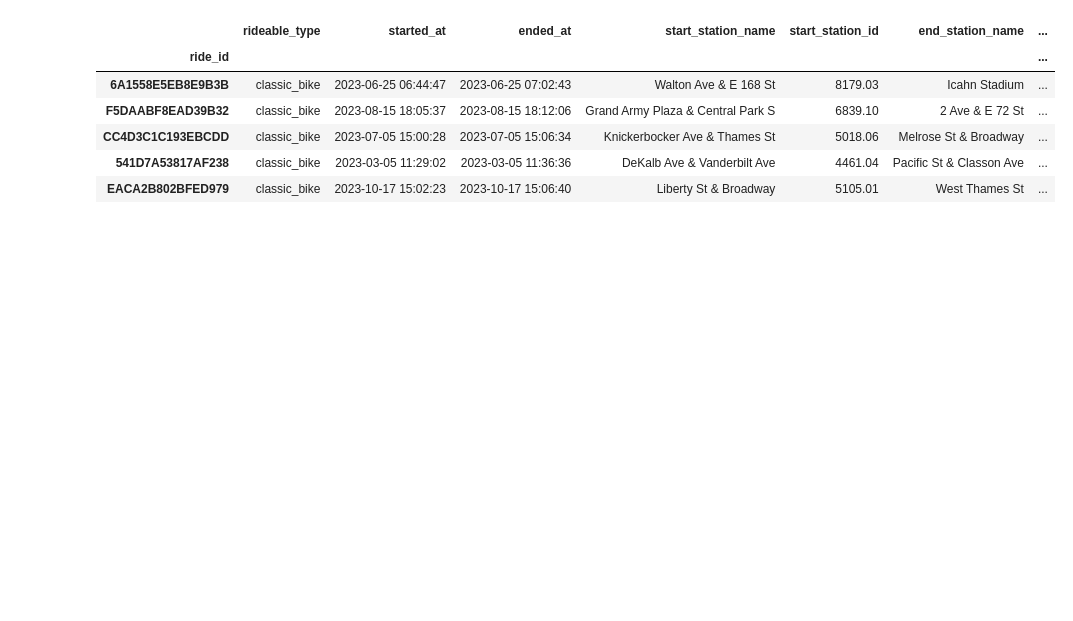
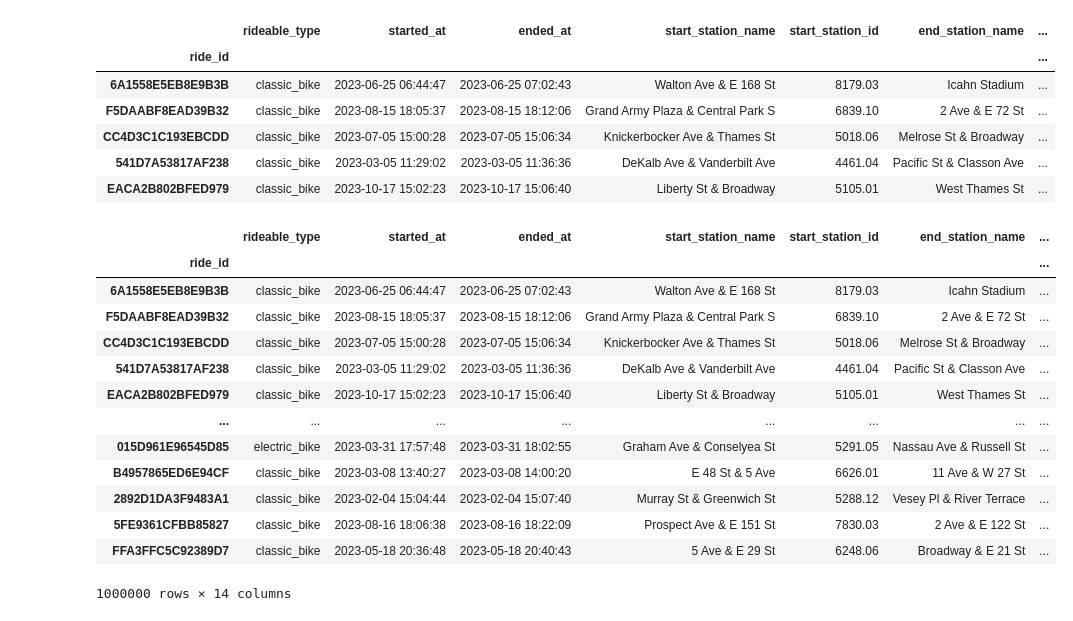
Before and after one commit to PawelG-WWA/Public_Projects, a Jupyter notebook: DataAnalysis/Citi_BikeRide/citi_bike_ride_share_analysis.ipynb, the cells around one changed output. Drawn from its saved outputs; the diff is of its cells as text; code cells hidden in the pictures; blank space fills up the shorter version.

Commit message:
added ride timeo of day (#7)

```diff
--- a/DataAnalysis/Citi_BikeRide/citi_bike_ride_share_analysis.ipynb
+++ b/DataAnalysis/Citi_BikeRide/citi_bike_ride_share_analysis.ipynb
@@ -88,3 +89,33 @@ df_citibike.head()
 | CC4D3C1C193EBCDD | classic_bike | 2023-07-05 15:00:28 | 2023-07-05 15:06:34 | Knickerbocker Ave & Thames St | 5018.06 | Melrose St & Broadway | ... |
 | 541D7A53817AF238 | classic_bike | 2023-03-05 11:29:02 | 2023-03-05 11:36:36 | DeKalb Ave & Vanderbilt Ave | 4461.04 | Pacific St & Classon Ave | ... |
 | EACA2B802BFED979 | classic_bike | 2023-10-17 15:02:23 | 2023-10-17 15:06:40 | Liberty St & Broadway | 5105.01 | West Thames St | ... |
+# %%
+def calculate_time_of_day(started_at):
+    match started_at.hour:
+        case started_at.hour if started_at.hour < 6:
+            return 'night'
+        case started_at.hour if started_at.hour >= 6 and started_at.hour < 12:
+            return 'morning'
+        case started_at.hour if started_at.hour >= 12 and started_at.hour < 18:
+            return 'afternoon'
+        case started_at.hour if started_at.hour >= 18:
+            return 'evening'
+
+df_citibike['ride_time_of_day'] = df_citibike['started_at'].apply(lambda x: calculate_time_of_day(x))
+# %%
+df_citibike
+# %% [output]
+|  | rideable_type | started_at | ended_at | start_station_name | start_station_id | end_station_name | ... |
+| ride_id |  |  |  |  |  |  | ... |
+| 6A1558E5EB8E9B3B | classic_bike | 2023-06-25 06:44:47 | 2023-06-25 07:02:43 | Walton Ave & E 168 St | 8179.03 | Icahn Stadium | ... |
+| F5DAABF8EAD39B32 | classic_bike | 2023-08-15 18:05:37 | 2023-08-15 18:12:06 | Grand Army Plaza & Central Park S | 6839.10 | 2 Ave & E 72 St | ... |
+| CC4D3C1C193EBCDD | classic_bike | 2023-07-05 15:00:28 | 2023-07-05 15:06:34 | Knickerbocker Ave & Thames St | 5018.06 | Melrose St & Broadway | ... |
+| 541D7A53817AF238 | classic_bike | 2023-03-05 11:29:02 | 2023-03-05 11:36:36 | DeKalb Ave & Vanderbilt Ave | 4461.04 | Pacific St & Classon Ave | ... |
+| EACA2B802BFED979 | classic_bike | 2023-10-17 15:02:23 | 2023-10-17 15:06:40 | Liberty St & Broadway | 5105.01 | West Thames St | ... |
+| ... | ... | ... | ... | ... | ... | ... | ... |
+| 015D961E96545D85 | electric_bike | 2023-03-31 17:57:48 | 2023-03-31 18:02:55 | Graham Ave & Conselyea St | 5291.05 | Nassau Ave & Russell St | ... |
+| B4957865ED6E94CF | classic_bike | 2023-03-08 13:40:27 | 2023-03-08 14:00:20 | E 48 St & 5 Ave | 6626.01 | 11 Ave & W 27 St | ... |
+| 2892D1DA3F9483A1 | classic_bike | 2023-02-04 15:04:44 | 2023-02-04 15:07:40 | Murray St & Greenwich St | 5288.12 | Vesey Pl & River Terrace | ... |
+| 5FE9361CFBB85827 | classic_bike | 2023-08-16 18:06:38 | 2023-08-16 18:22:09 | Prospect Ave & E 151 St | 7830.03 | 2 Ave & E 122 St | ... |
+| FFA3FFC5C92389D7 | classic_bike | 2023-05-18 20:36:48 | 2023-05-18 20:40:43 | 5 Ave & E 29 St | 6248.06 | Broadway & E 21 St | ... |
+1000000 rows × 14 columns
```
Also changed, not shown: parts of 1 cell of this notebook.
